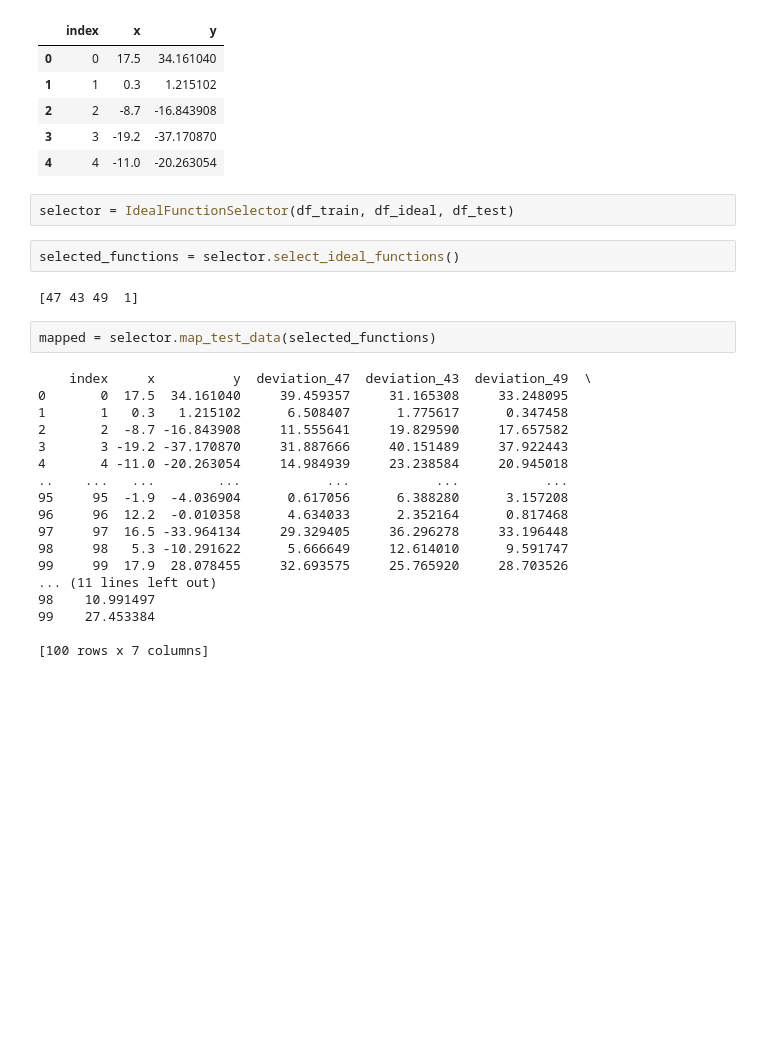
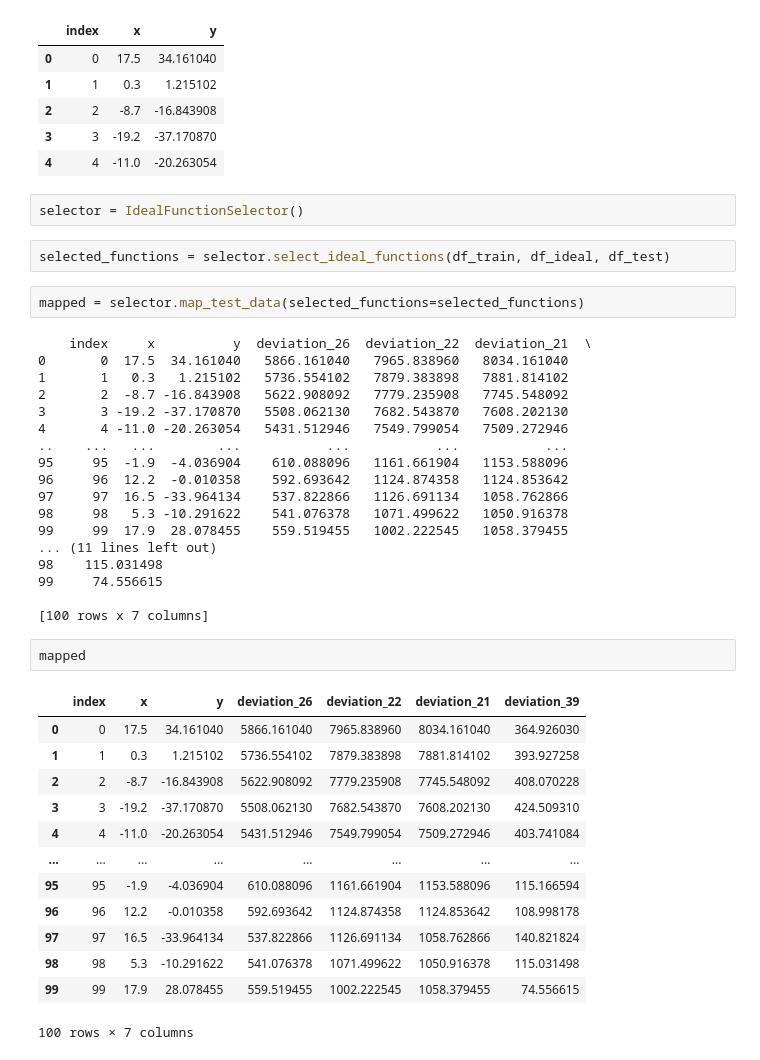
Before and after one commit to Abdullah-Alamodi/iu_DLMDSPWP01, a Jupyter notebook: dlmdspwp01.ipynb, the cells around one changed output. Cells and saved outputs as stored; diff of their text form; blank space fills up the shorter version.

```diff
--- a/dlmdspwp01.ipynb
+++ b/dlmdspwp01.ipynb
@@ -36,31 +36,45 @@ df_test.head()
 | 3 | 3 | -19.2 | -37.170870 |
 | 4 | 4 | -11.0 | -20.263054 |
 # %%
-selector = IdealFunctionSelector(df_train, df_ideal, df_test)
+selector = IdealFunctionSelector()
 # %%
-selected_functions = selector.select_ideal_functions()
+selected_functions = selector.select_ideal_functions(df_train, df_ideal, df_test)
-# %% [output]
-[47 43 49  1]
 # %%
-mapped = selector.map_test_data(selected_functions)
+mapped = selector.map_test_data(selected_functions=selected_functions)
 # %% [output]
-    index     x          y  deviation_47  deviation_43  deviation_49  \
-0       0  17.5  34.161040     39.459357     31.165308     33.248095
-1       1   0.3   1.215102      6.508407      1.775617      0.347458
-2       2  -8.7 -16.843908     11.555641     19.829590     17.657582
-3       3 -19.2 -37.170870     31.887666     40.151489     37.922443
-4       4 -11.0 -20.263054     14.984939     23.238584     20.945018
+    index     x          y  deviation_26  deviation_22  deviation_21  \
+0       0  17.5  34.161040   5866.161040   7965.838960   8034.161040
+1       1   0.3   1.215102   5736.554102   7879.383898   7881.814102
+2       2  -8.7 -16.843908   5622.908092   7779.235908   7745.548092
+3       3 -19.2 -37.170870   5508.062130   7682.543870   7608.202130
+4       4 -11.0 -20.263054   5431.512946   7549.799054   7509.272946
 ..    ...   ...        ...           ...           ...           ...
-95     95  -1.9  -4.036904      0.617056      6.388280      3.157208
-96     96  12.2  -0.010358      4.634033      2.352164      0.817468
-97     97  16.5 -33.964134     29.329405     36.296278     33.196448
-98     98   5.3 -10.291622      5.666649     12.614010      9.591747
-99     99  17.9  28.078455     32.693575     25.765920     28.703526
+95     95  -1.9  -4.036904    610.088096   1161.661904   1153.588096
+96     96  12.2  -0.010358    592.693642   1124.874358   1124.853642
+97     97  16.5 -33.964134    537.822866   1126.691134   1058.762866
+98     98   5.3 -10.291622    541.076378   1071.499622   1050.916378
+99     99  17.9  28.078455    559.519455   1002.222545   1058.379455
 ... (11 lines left out)
-98    10.991497
-99    27.453384
+98    115.031498
+99     74.556615
 
 [100 rows x 7 columns]
+# %%
+mapped
+# %% [output]
+|  | index | x | y | deviation_26 | deviation_22 | deviation_21 | deviation_39 |
+| 0 | 0 | 17.5 | 34.161040 | 5866.161040 | 7965.838960 | 8034.161040 | 364.926030 |
+| 1 | 1 | 0.3 | 1.215102 | 5736.554102 | 7879.383898 | 7881.814102 | 393.927258 |
+| 2 | 2 | -8.7 | -16.843908 | 5622.908092 | 7779.235908 | 7745.548092 | 408.070228 |
+| 3 | 3 | -19.2 | -37.170870 | 5508.062130 | 7682.543870 | 7608.202130 | 424.509310 |
+| 4 | 4 | -11.0 | -20.263054 | 5431.512946 | 7549.799054 | 7509.272946 | 403.741084 |
+| ... | ... | ... | ... | ... | ... | ... | ... |
+| 95 | 95 | -1.9 | -4.036904 | 610.088096 | 1161.661904 | 1153.588096 | 115.166594 |
+| 96 | 96 | 12.2 | -0.010358 | 592.693642 | 1124.874358 | 1124.853642 | 108.998178 |
+| 97 | 97 | 16.5 | -33.964134 | 537.822866 | 1126.691134 | 1058.762866 | 140.821824 |
+| 98 | 98 | 5.3 | -10.291622 | 541.076378 | 1071.499622 | 1050.916378 | 115.031498 |
+| 99 | 99 | 17.9 | 28.078455 | 559.519455 | 1002.222545 | 1058.379455 | 74.556615 |
+100 rows × 7 columns
 # %%
 vis = selector.visualize(selected_functions, mapped)
 vis
```
Also changed, not shown: parts of 1 cell of this notebook, 1 other file.
